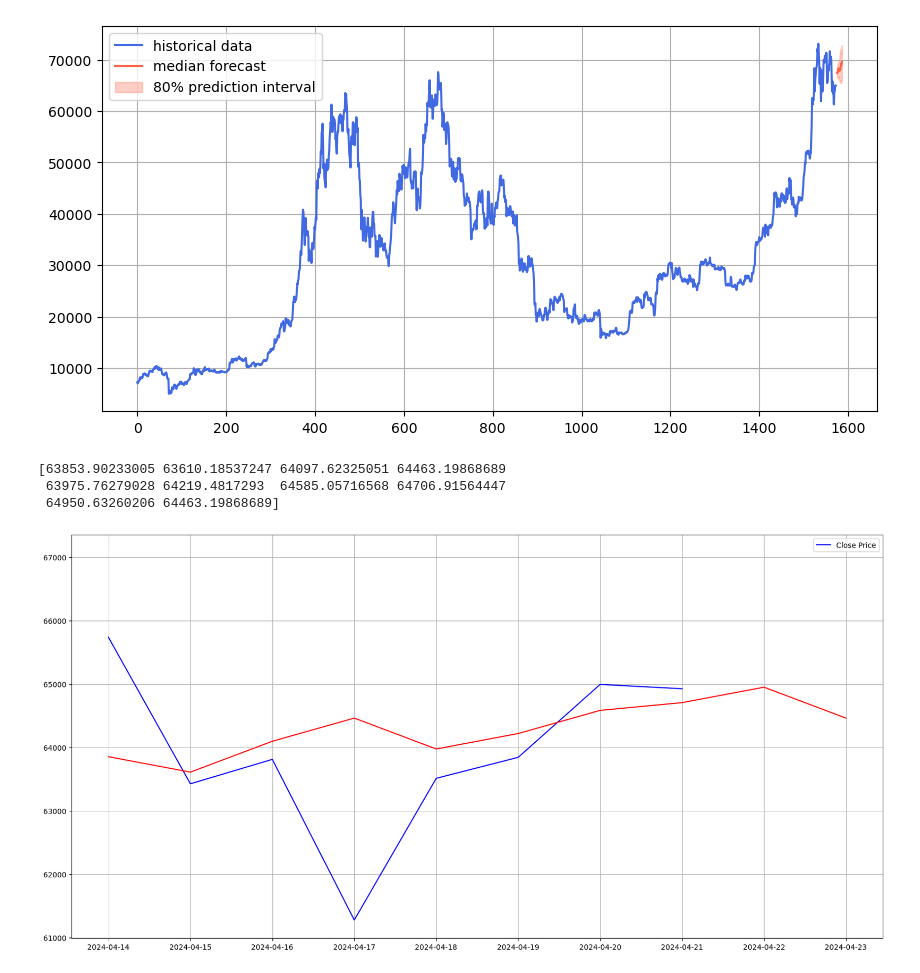
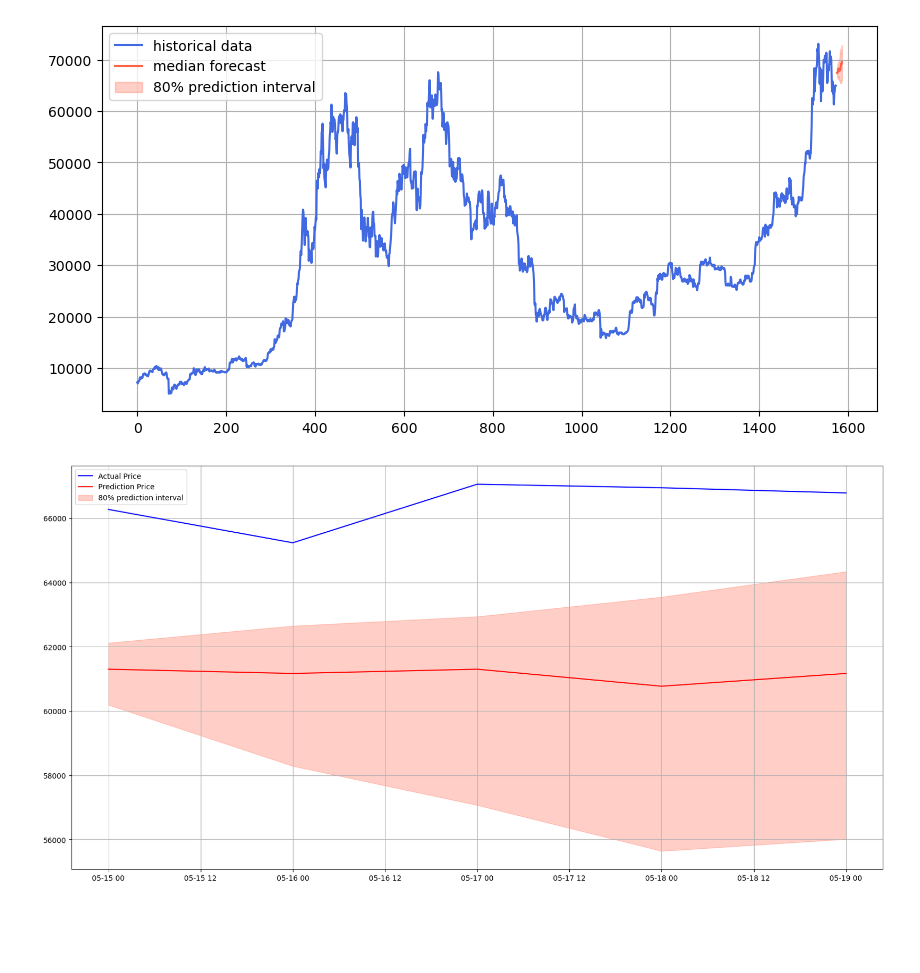
Before and after one commit to Ivo196/Price-Forecasting-Chronos-T5, a Jupyter notebook: test1.ipynb, the cells around one changed output. Cells and saved outputs as stored; diff of their text form; code cells hidden in the pictures; blank space fills up the shorter version.

Commit message:
add predictions

```diff
--- a/test1.ipynb
+++ b/test1.ipynb
@@ -41,41 +41,39 @@ import numpy as np
 import pandas as pd
 import torch
 from chronos import ChronosPipeline
+import yfinance as yf
+
 
 df = pd.read_csv("BTC-USD.csv", index_col="Date", parse_dates=True)
 
-dias = 10
+dias = 5
 
 train_size = int(len(df) - dias)
 train_df = df.iloc[:train_size]
 test_df = df.iloc[train_size:]
 
 
 #Hacemos las predicciones
 pipeline = ChronosPipeline.from_pretrained(
     "amazon/chronos-t5-tiny",
     device_map="cpu",
     torch_dtype=torch.bfloat16,
 )
 
 prediction_length = dias
 context = torch.tensor(train_df["Close"])
 forecast = pipeline.predict(context, prediction_length)
 
 low, median, high = np.quantile(forecast[0].numpy(), [0.1, 0.5, 0.9], axis=0)
 
-print(median)
-
 
 plt.figure(figsize=(20,10))
 #plt.plot(train_df.index, train_df["Close"], label="Close Price", color="black")
-plt.plot(test_df.index, test_df["Close"], label="Close Price",color="blue")
-plt.plot(test_df.index, median, color="red")
+plt.plot(test_df.index, test_df["Close"], label="Actual Price",color="blue")
+plt.plot(test_df.index, median, color="red", label="Prediction Price")
+plt.fill_between(test_df.index, low, high, color="tomato", alpha=0.3, label="80% prediction interval")
 plt.legend()
 plt.grid(True)
 plt.show()
 # %% [output]
-[63853.90233005 63610.18537247 64097.62325051 64463.19868689
- 63975.76279028 64219.4817293  64585.05716568 64706.91564447
- 64950.63260206 64463.19868689]
-[figure, old version]
+[figure, new version]
```
